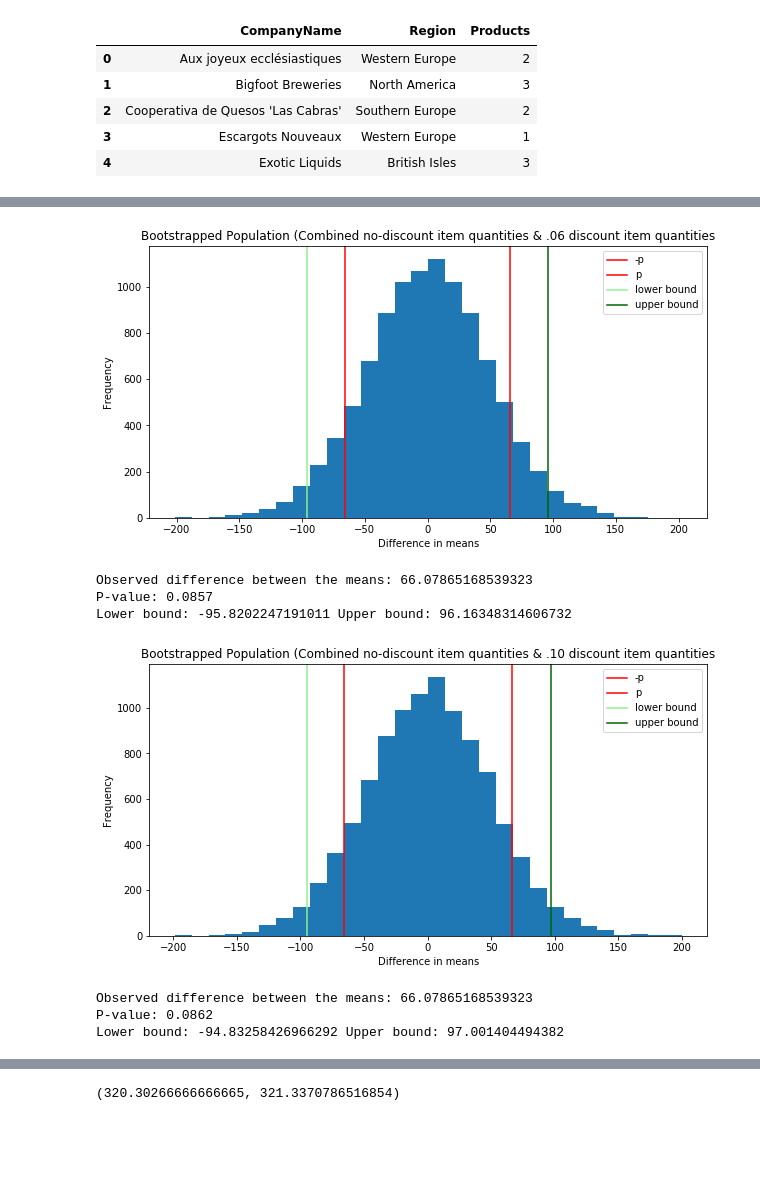
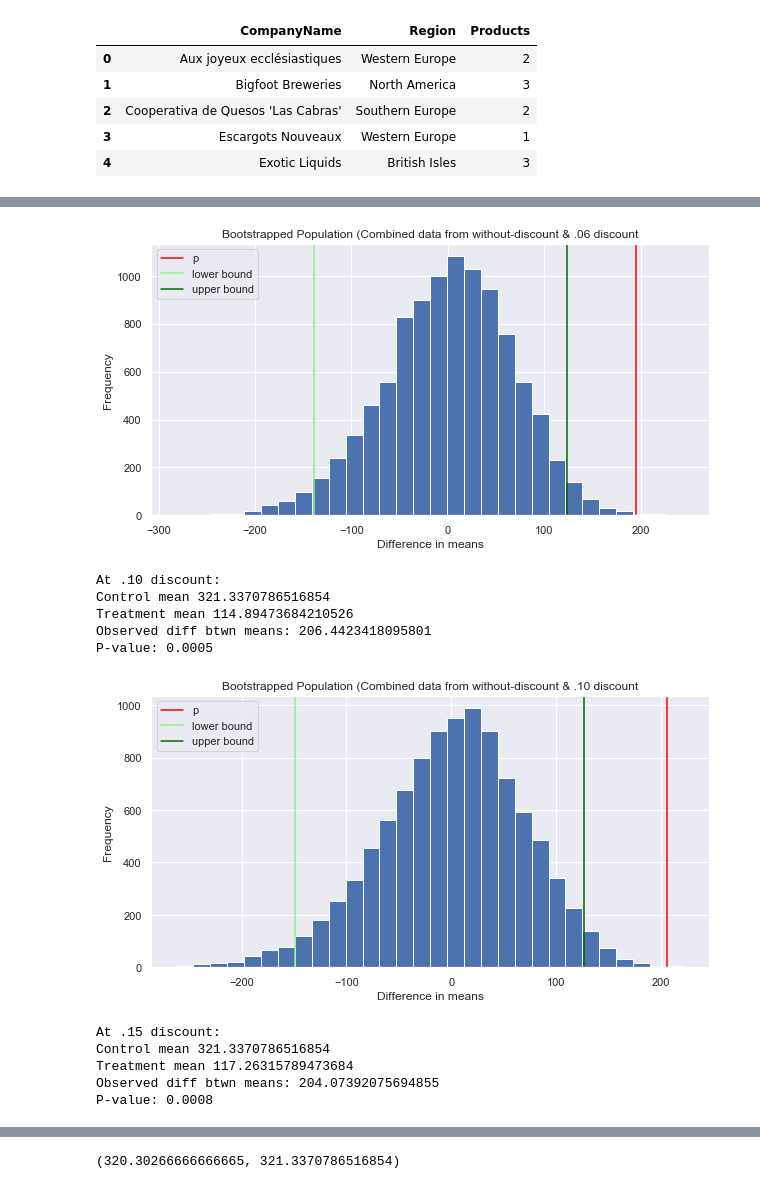
Before and after one commit to ssrosa/dsc-2-final-project-online-ds-pt-100118, a Jupyter notebook: student.ipynb, the cells around one changed output, grey strips where cells are left out. Cells and saved outputs as stored; diff of their text form; code cells hidden in the pictures; blank space fills up the shorter version.

```diff
--- a/student.ipynb
+++ b/student.ipynb
@@ -816,7 +814,7 @@ df.head()
 # %%
-#Compare quantities ordered with and without discounts
-
-discs_ords = pd.read_sql_query('''SELECT [Order].CustomerId,
+#Compare quantities ordered with and without discounts.
+#Note that discounts of 06 and under are grouped together.
+orders_discounts = pd.read_sql_query('''SELECT [Order].CustomerId,
                             SUM(
                                 CASE WHEN OrderDetail.Discount == 0.0
                                 THEN 1 ELSE 0 END
@@ -991,8 +961,8 @@ p = None #The value chosen for the test statistic.
 # (control group) and the with-discount dist (treatment group.)
 # %%
 #Put the two groups of data into arrays to be resampled &c
-control1 = discs_ords['quant_no_disc'] #The quantities of items ordered without discount
-treatment1 = discs_ords['quant_all_discs'] #The quantitites of items ordered with a discount
+control1 = orders_discounts['quant_no_disc'] #The quantities of items ordered without discount
+treatment1 = orders_discounts['quant_all_discs'] #The quantitites of items ordered with a discount
 
 permus = 10000 #number of samples to take
 
@@ -1009,7 +979,17 @@ for i in range(permus): #Generate this many permutations
 #Take the difference in means between the two sets of permutations
 diff_boot_means = (np.mean(permus_control1, axis = 1) - np.mean(permus_treatment1, axis = 1))
 
+#Calculate the observed difference in mean, meaning the difference
+#between the two actual means of the distributions
 observed_diff = (np.mean(control1) - np.mean(treatment1))
+
+#Find the p value by counting how many differences in mean were greater than
+#or equal to the observed difference in means.
+means_below_observed = diff_boot_means[diff_boot_means >= observed_diff].shape[0]
+p = means_below_observed / permus
+#Print a summary
 print('Observed difference between the means:', observed_diff)
+print('The p value is', p, '.')
+print('Alpha was', alpha, '.')
 # %% [output]
 Observed difference between the means: 66.07865168539323
@@ -1092,25 +1079,47 @@ levels_combos = list(zip(disc_levels, combos, discounts))
 # %%
+#Resampling by bootstrapping
+permus = 10000 #number of samples to take
 control = control1
 
-for treatment, combo, discount in levels_combos:
-    combo = np.concatenate((control1, treatment), axis = 0) #both dists combined for taking samples
+#Iterate over the three lists:
+#Build permutations of sample distributions,
+#Find and print p values,
+#Plot each distribution
+for treatment, discount in treatments_discounts:
+    #Combine both groups to take samples from
+    combo = np.concatenate((control, treatment), axis = 0)
 
+    #To be populated with permutations of samples
     permus_control = []
+    #To be populated with permutations of samples
     permus_treatment = []
 
     for i in range(permus): #Generate this many permutations
         np.random.seed(i) #seed for consistency
+        #Add a combo with the length of the control group to the permutations list
         permus_control.append(resample(combo, n_samples = len(control)))
+        #Add a comobo with the length of the treatment group to the perm list
         permus_treatment.append(resample(combo, n_samples = len(treatment)))
 
-    #Take the difference in means between the two sets of permutations
+    #Having filled the two permu lists with permutations of samples,
+    #now take the difference in means between the two sets of permutations
     diff_boot_means = (np.mean(permus_control, axis = 1) - np.mean(permus_treatment, axis = 1))
-    observed_diff = (np.mean(control1) - np.mean(treatment1))
+    observed_diff = (np.mean(control) - np.mean(treatment))
 
     #Find the p value by counting how many differences in mean were greater than
     #or equal to the observed difference in means.
     means_below_observed = diff_boot_means[diff_boot_means >= observed_diff].shape[0]
     p = means_below_observed / permus
+
+    #Print summary
+    print('At', discount, 'discount:')
+    print('Control mean', np.mean(control))
+    print('Treatment mean', np.mean(treatment))
+    print('Observed diff btwn means:', observed_diff)
+    print('P-value:', p)
+    print('\n')
+
+    #Visualize the distribution
 
     #Get the difference between control and treatment to
     #find the confidence interval
@@ -1120,19 +1129,13 @@ for treatment, combo, discount in levels_combos:
     #Plot the differences in means between the 2 bootstrapped groups with the p value
     fig = plt.figure(figsize = (10,5))
     ax = plt.hist(diff_boot_means, bins = 30)
-    plt.axvline(-observed_diff, color = 'red', label = '-p')
     plt.axvline(observed_diff, color = 'red', label = 'p')
     plt.axvline(lower_bound, color = 'lightgreen', label = 'lower bound')
     plt.axvline(upper_bound, color = 'darkgreen', label = 'upper bound')
     plt.xlabel('Difference in means')
     plt.ylabel('Frequency')
     plt.legend()
-    title = 'Bootstrapped Population (Combined no-discount item quantities & ' + discount + ' discount item quantities)'
+    title = 'Bootstrapped Population (Combined data from without-discount & ' + discount + ' discount'
     plt.title(title)
     plt.show()
-
-    #Print summary
-    print('Observed difference between the means:', observed_diff)
-    print('P-value:', p)
-    print('Lower bound:', lower_bound, 'Upper bound:', upper_bound)
 # %% [output]
@@ -1139,8 +1147,12 @@ for treatment, combo, discount in levels_combos:
-[figure, old version]
+[figure, new version]
-Observed difference between the means: 66.07865168539323
-P-value: 0.0857
-Lower bound: -95.8202247191011 Upper bound: 96.16348314606732
+At .10 discount:
+Control mean 321.3370786516854
+Treatment mean 114.89473684210526
+Observed diff btwn means: 206.4423418095801
+P-value: 0.0005
-[figure, old version]
+[figure, new version]
-Observed difference between the means: 66.07865168539323
-P-value: 0.0862
-Lower bound: -94.83258426966292 Upper bound: 97.001404494382
+At .15 discount:
+Control mean 321.3370786516854
+Treatment mean 117.26315789473684
+Observed diff btwn means: 204.07392075694855
+P-value: 0.0008
```
Also changed, not shown: parts of 107 cells of this notebook, 3 other files.
